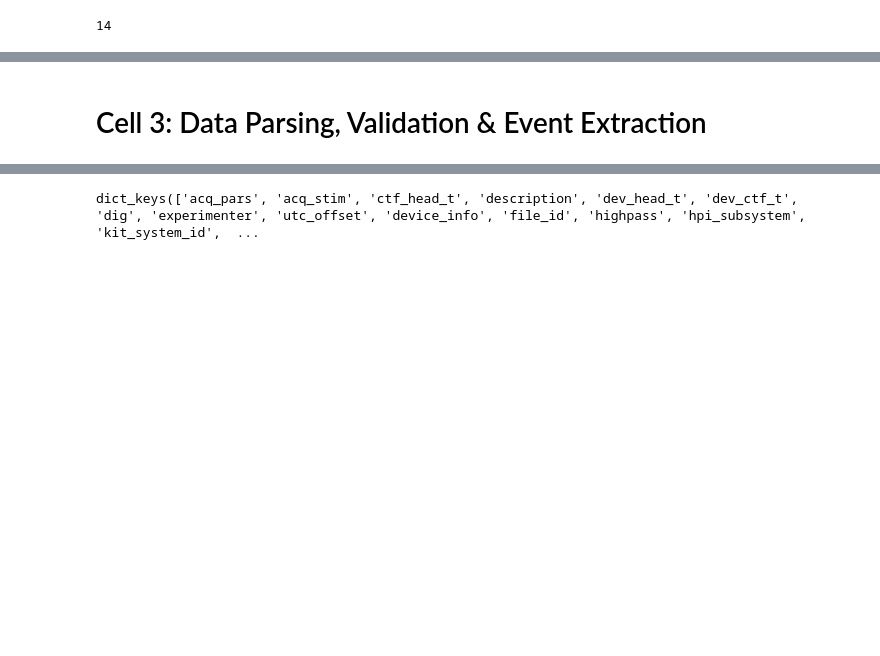
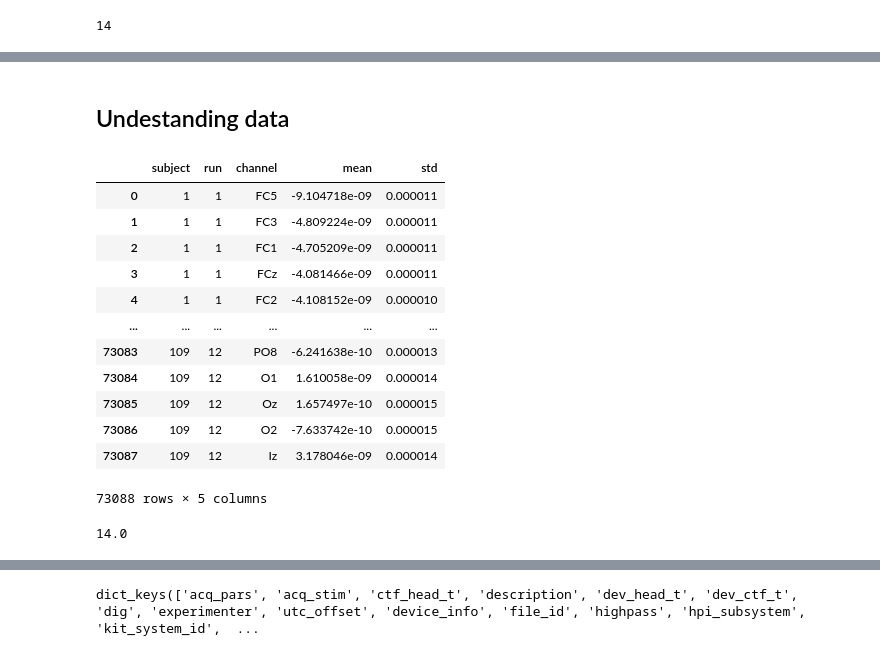
Before and after one commit to Alexvc23/Total-Perspective-Vortex, a Jupyter notebook: doc/Phase-1-Data-Acquisition-Preprocessing.ipynb, the cells around one changed output, grey strips where cells are left out. Saved outputs shown, nothing was run; the diff lists cells and outputs as text; code cells hidden in the pictures; blank space fills up the shorter version.

```diff
--- a/doc/Phase-1-Data-Acquisition-Preprocessing.ipynb
+++ b/doc/Phase-1-Data-Acquisition-Preprocessing.ipynb
@@ -25,39 +27,0 @@ EXCLUDED_SUBJECTS = []
-# %%
-def load_eeg_data(subject_id, run_id, base_path="./data/files"):
-    """
-    Loads an EDF+ file for a specific subject and run, verifying metadata constraints.
-    """
-    if subject_id in EXCLUDED_SUBJECTS:
-        raise ValueError(f"Subj
-ect {subject_id} is excluded from this analysis due to dataset anomalies.")
-
-    # Format strings to match PhysioNet standard (e.g., S001/S001R04.edf)
-    subj_str = f"S{subject_id:03d}"
-    run_str = f"R{run_id:02d}"
-    file_path = os.path.join(base_path, subj_str, f"{subj_str}{run_str}.edf")
-
-    # Check if the file exists
-    if not os.path.exists(file_path):
-        raise FileNotFoundError(f"Data file not found at: {file_path}")
-
-    # Load the EDF file using MNE this should respect path standards (e.g., S001/S001R04.edf)
-    print(f"Loading data from {file_path}...")
-    raw = mne.io.read_raw_edf(file_path, preload=True)
-
-    # 1. Verify Sampling Rate
-    if raw.info['sfreq'] != 160.0:
-        raise ValueError(f"Sampling rate mismatch! Expected 160 Hz, got {raw.info['sfreq']} Hz")
-
-    # 2. Verify Channel Count
-    if len(raw.ch_names) != 64:
-        raise ValueError(f"Channel count mismatch! Expected 64, got {len(raw.ch_names)}")
-
-    # 3. Standardize Channel Names & Set Montage
-    # PhysioNet EDF files often have trailing dots in channel names (e.g., 'Fc5.')
-    mne.datasets.eegbci.standardize(raw)
-    # Set the standard 10-20 montage for EEG channel locations
-    montage = mne.channels.make_standard_montage('standard_1020')
-    raw.set_montage(montage)
-
-    print("Metadata verified: 160 Hz sampling rate, 64 channels, standard_1020 montage applied.")
-    return raw
@@ -107,5 +73,5 @@ len(runs)
 14
 # %%
 
-# Define your local data path (this should match your .gitignore)
-data_path = "./data/files"
+# !Define your local data path (this should match your .gitignore)
+data_path = "./mne_data/MNE-eegbci-data/files/eegmmidb/1.0.0"
@@ -197,2 +233,23 @@ Successfully loaded data for 1490 SUBJECT_TO_TEST.
-# %% [markdown]
-# Cell 3: Data Parsing, Validation & Event Extraction
+# %% [markdown]
+## Undestanding data
+# %%
+df_stats
+# %% [output]
+|  | subject | run | channel | mean | std |
+| 0 | 1 | 1 | FC5 | -9.104718e-09 | 0.000011 |
+| 1 | 1 | 1 | FC3 | -4.809224e-09 | 0.000011 |
+| 2 | 1 | 1 | FC1 | -4.705209e-09 | 0.000011 |
+| 3 | 1 | 1 | FCz | -4.081466e-09 | 0.000011 |
+| 4 | 1 | 1 | FC2 | -4.108152e-09 | 0.000010 |
+| ... | ... | ... | ... | ... | ... |
+| 73083 | 109 | 12 | PO8 | -6.241638e-10 | 0.000013 |
+| 73084 | 109 | 12 | O1 | 1.610058e-09 | 0.000014 |
+| 73085 | 109 | 12 | Oz | 1.657497e-10 | 0.000015 |
+| 73086 | 109 | 12 | O2 | -7.633742e-10 | 0.000015 |
+| 73087 | 109 | 12 | Iz | 3.178046e-09 | 0.000014 |
+73088 rows × 5 columns
+# %%
+# let's take only the first subjet then divice by 64 (channel) we should obtain the 14 run tests
+len(list(df_stats[df_stats['subject'] == 1]['subject'])) / 64
+# %% [output]
+14.0
```
Also changed, not shown: parts of 17 cells of this notebook, 3 other files.
